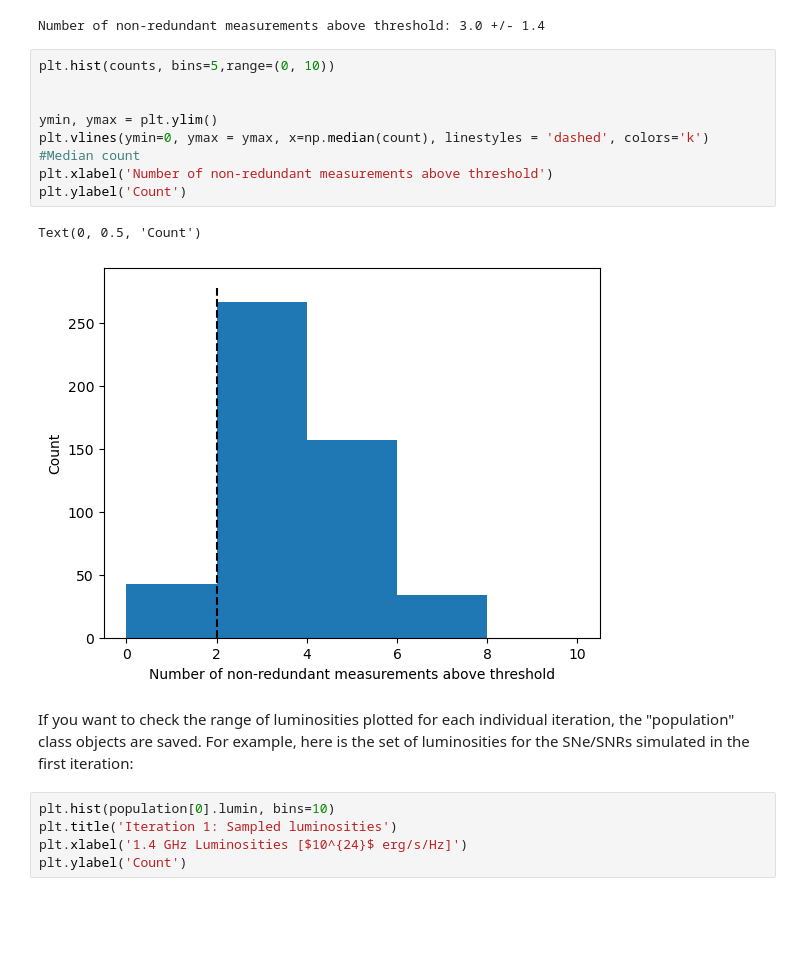
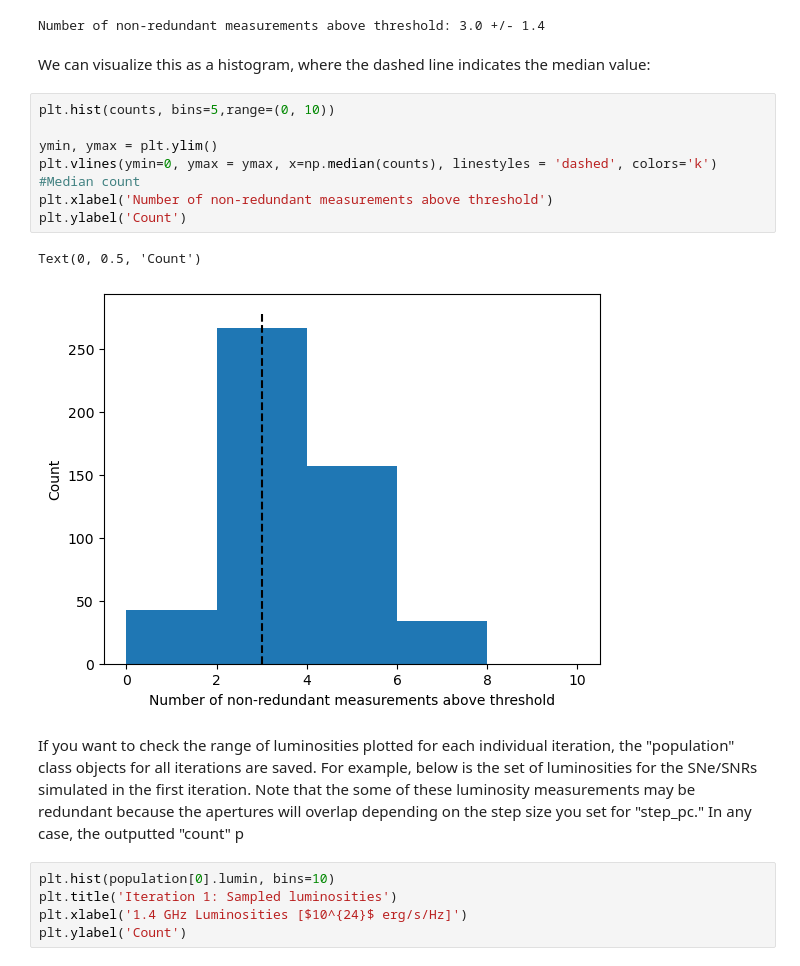
Before and after one commit to makotojohnstone/ASTR5470_FinalProject, a Jupyter notebook: tutorial.ipynb, the cells around one changed output. Saved outputs shown, nothing was run; the diff lists cells and outputs as text; blank space fills up the shorter version.

```diff
--- a/tutorial.ipynb
+++ b/tutorial.ipynb
@@ -147,19 +134,20 @@ Wall time: 4min 25s
 print('Number of non-redundant measurements above threshold:', np.median(counts), '+/-', f"{np.std(counts):.1f}")
 # %% [output]
 Number of non-redundant measurements above threshold: 3.0 +/- 1.4
+# %% [markdown]
+We can visualize this as a histogram, where the dashed line indicates the median value:
 # %%
 plt.hist(counts, bins=5,range=(0, 10))
 
-
 ymin, ymax = plt.ylim()
-plt.vlines(ymin=0, ymax = ymax, x=np.median(count), linestyles = 'dashed', colors='k') #Median count
+plt.vlines(ymin=0, ymax = ymax, x=np.median(counts), linestyles = 'dashed', colors='k') #Median count
 plt.xlabel('Number of non-redundant measurements above threshold')
 plt.ylabel('Count')
 # %% [output]
 Text(0, 0.5, 'Count')
-[figure, old version]
+[figure, new version]
 # %% [markdown]
-If you want to check the range of luminosities plotted for each individual iteration, the "population" class objects are saved. For example, here is the set of luminosities for the SNe/SNRs simulated in the first iteration:
+If you want to check the range of luminosities plotted for each individual iteration, the "population" class objects for all iterations are saved. For example, below is the set of luminosities for the SNe/SNRs simulated in the first iteration. Note that the some of these luminosity measurements may be redundant because the apertures will overlap depending on the step size you set for "step_pc." In any case, the outputted "count" p
 # %%
 plt.hist(population[0].lumin, bins=10)
 plt.title('Iteration 1: Sampled luminosities')
```
Also changed, not shown: parts of 3 cells of this notebook.
